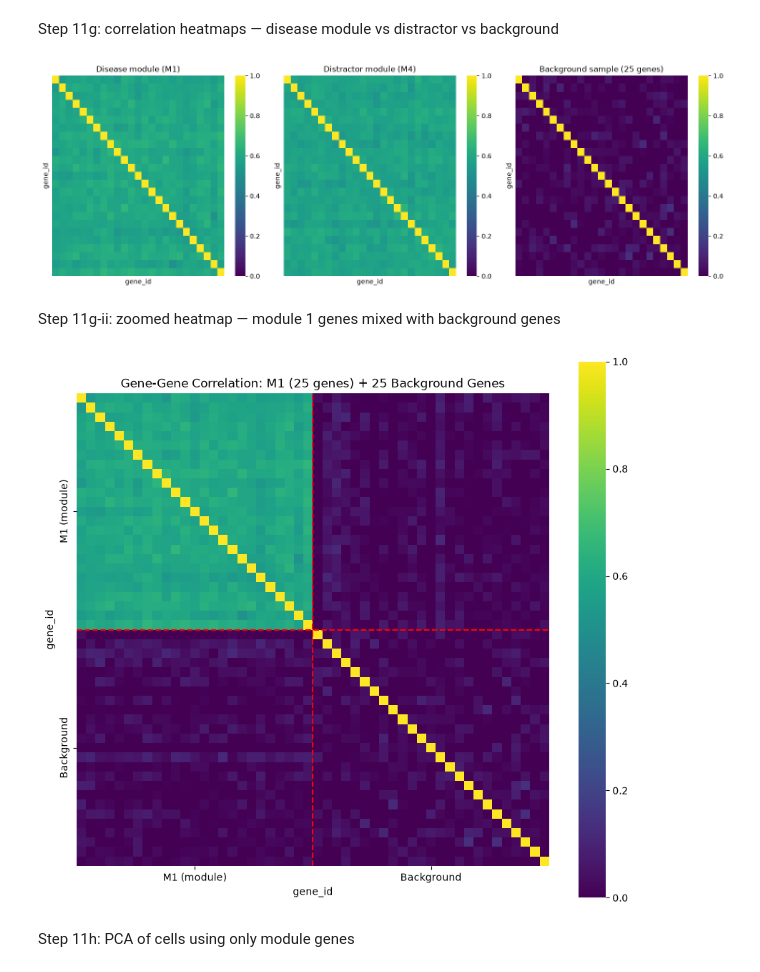
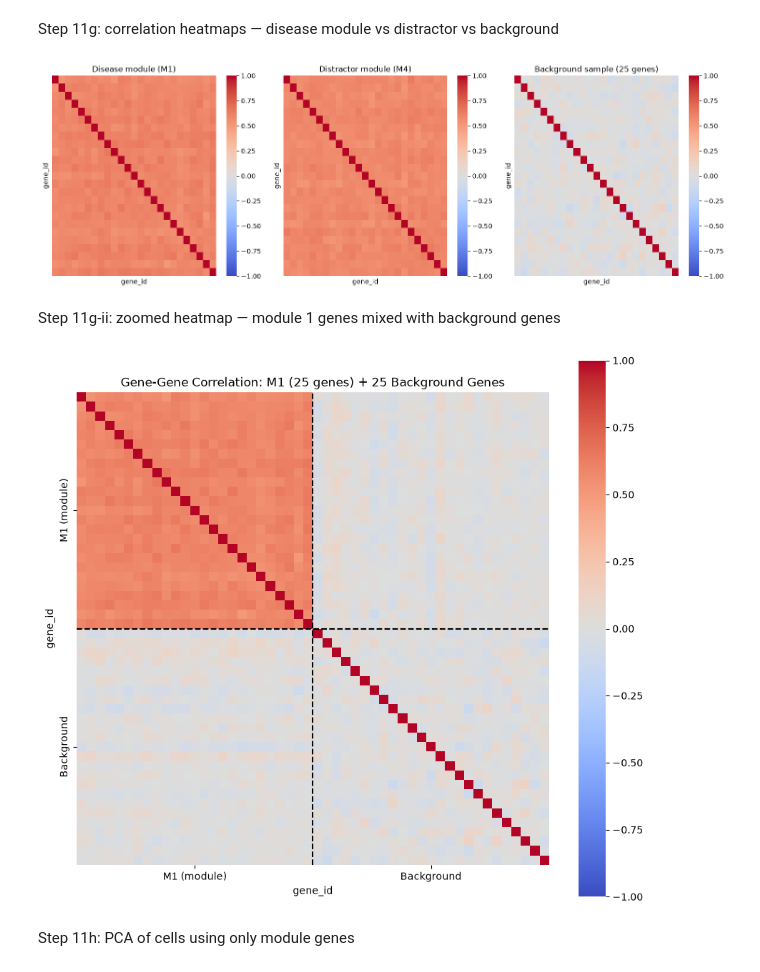
Before and after one commit to sierramendoza543/sierra-gating-project, a Jupyter notebook: edits_syntheticdata.ipynb, the cells around one changed output. Drawn from its saved outputs; the diff is of its cells as text; code cells hidden in the pictures.

```diff
--- a/edits_syntheticdata.ipynb
+++ b/edits_syntheticdata.ipynb
@@ -51,6 +51,16 @@ n_distractor_modules = 1
 genes_per_module = n_signal_genes // n_modules
 within_module_correlation = 0.6  # target Pearson rho between genes in the same module
 
+# How "clean" the module correlation looks: 0.0 = every gene pair inside a
+# module has EXACTLY within_module_correlation (a perfectly uniform block on
+# the heatmap). Raising this jitters each pair's correlation around that
+# target instead (a messier, more realistic-looking block), at the cost of
+# pulling the realized average correlation down a bit once the matrix is
+# repaired back into a valid correlation matrix (see build_module_corr_matrix
+# in Step 8). Try ~0.05-0.15 for "a bit noisy", ~0.2-0.3 for "quite noisy".
+# 0.0 reproduces the original perfect-block behavior exactly.
+correlation_noise = 0.0
+
 print("Simulation parameters defined")
 print("Group 1 patients:", n_patients_group1)
 print("Group 2 patients:", n_patients_group2)
@@ -60,6 +70,7 @@ print("Signal genes:", n_signal_genes)
 print("Fold change:", fold_change)
 print("Modules:", n_modules, "x", genes_per_module, "genes (", n_distractor_modules, "distractor )")
 print("Within-module target correlation:", within_module_correlation)
+print("Correlation noise:", correlation_noise)
 # %% [output]
 Simulation parameters defined
 Group 1 patients: 10
@@ -553,7 +584,9 @@ Step 11g: correlation heatmaps — disease module vs distractor vs background
 #
 # Visual counterpart to the numbers above: a disease module and the
 # distractor module should both show a solid block of correlation, while a
-# random sample of background genes should look like noise.
+# random sample of background genes should look like noise. Uses the full
+# valid correlation range (-1 to 1) with a diverging colormap centered at 0,
+# since correlation_noise (Step 2) can push individual gene pairs negative.
 
 fig, axes = plt.subplots(1, 3, figsize=(15, 5))
 
@@ -565,44 +598,45 @@ heatmap_specs = [
 
 for ax, (gene_list, title) in zip(axes, heatmap_specs):
     corr = norm_mat_g1.loc[gene_list].T.corr()
-    sns.heatmap(corr, ax=ax, vmin=0, vmax=1, cmap="viridis", cbar=True, xticklabels=False, yticklabels=False)
+    sns.heatmap(corr, ax=ax, vmin=-1, vmax=1, cmap="coolwarm", center=0, cbar=True, xticklabels=False, yticklabels=False)
     ax.set_title(title)
 
 plt.tight_layout()
 plt.show()
 # %% [output]
-[figure, old version]
+[figure, new version]
 # %% [markdown]
 Step 11g-ii: zoomed heatmap — module 1 genes mixed with background genes
 # %%
 # Step 11g-ii: zoomed correlation heatmap -- module 1 mixed with background genes
 #
 # 50 genes total: the first 25 belong to disease module M1, the last 25 are
 # a random background sample (the same bg_sample used above). Unlike the
 # side-by-side panels above, this puts both gene sets in ONE matrix so the
-# M1 block should visibly stand out as a bright 25x25 square against the
-# uncorrelated background genes surrounding it.
+# M1 block should visibly stand out against the uncorrelated background
+# genes surrounding it. Uses the full valid correlation range (-1 to 1) with
+# a diverging colormap centered at 0.
 
 module1_genes = module_gene_lists[disease_modules[0]]
 mixed_gene_list = module1_genes + bg_sample
 mixed_corr = norm_mat_g1.loc[mixed_gene_list].T.corr()
 
 plt.figure(figsize=(9, 8))
 ax = sns.heatmap(
-    mixed_corr, vmin=0, vmax=1, cmap="viridis", cbar=True,
+    mixed_corr, vmin=-1, vmax=1, cmap="coolwarm", center=0, cbar=True,
     xticklabels=False, yticklabels=False, square=True
 )
-ax.axvline(len(module1_genes), color="red", linestyle="--", linewidth=1.5)
-ax.axhline(len(module1_genes), color="red", linestyle="--", linewidth=1.5)
+ax.axvline(len(module1_genes), color="black", linestyle="--", linewidth=1.5)
+ax.axhline(len(module1_genes), color="black", linestyle="--", linewidth=1.5)
 ax.set_xticks([len(module1_genes) / 2, len(module1_genes) + len(bg_sample) / 2])
 ax.set_xticklabels([f"{disease_modules[0]} (module)", "Background"])
 ax.set_yticks([len(module1_genes) / 2, len(module1_genes) + len(bg_sample) / 2])
 ax.set_yticklabels([f"{disease_modules[0]} (module)", "Background"], rotation=90, va="center")
 plt.title(f"Gene-Gene Correlation: {disease_modules[0]} (25 genes) + 25 Background Genes")
 plt.tight_layout()
 plt.show()
 # %% [output]
-[figure, old version]
+[figure, new version]
 # %% [markdown]
 Step 11h: PCA of cells using only module genes
 # %%
```
Also changed, not shown: parts of 2 cells of this notebook.
